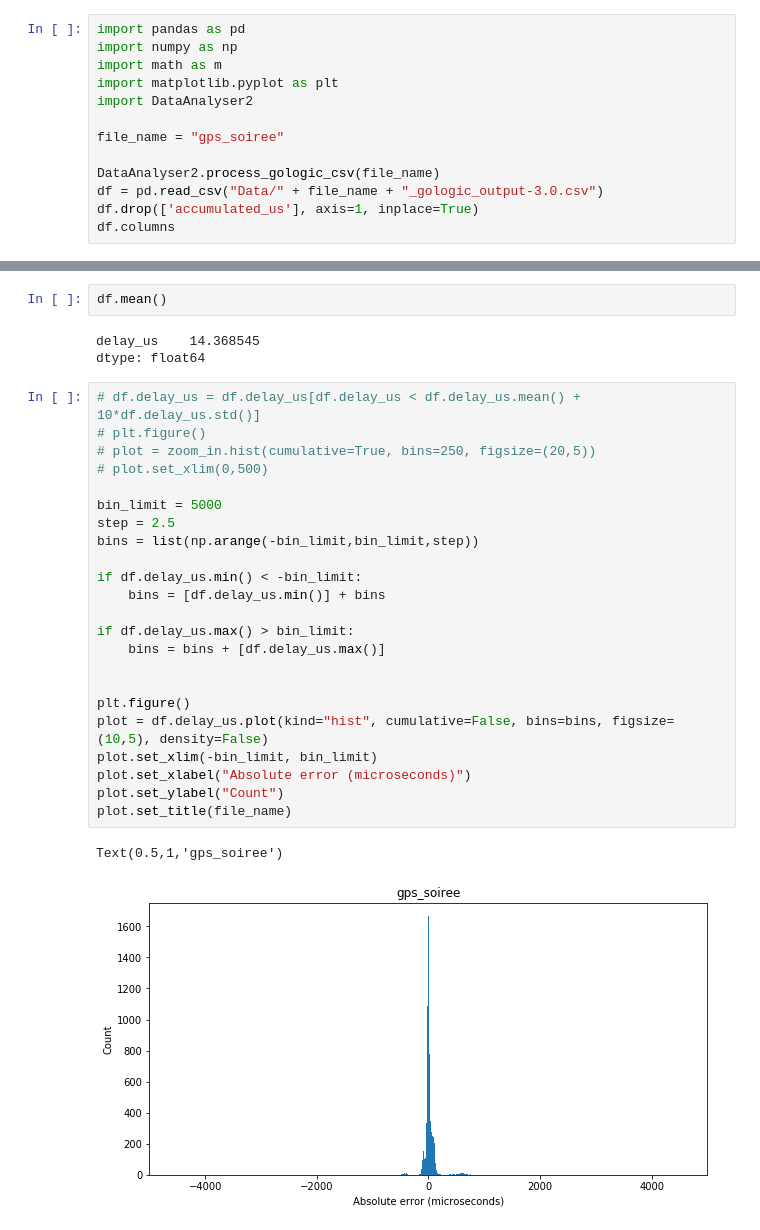
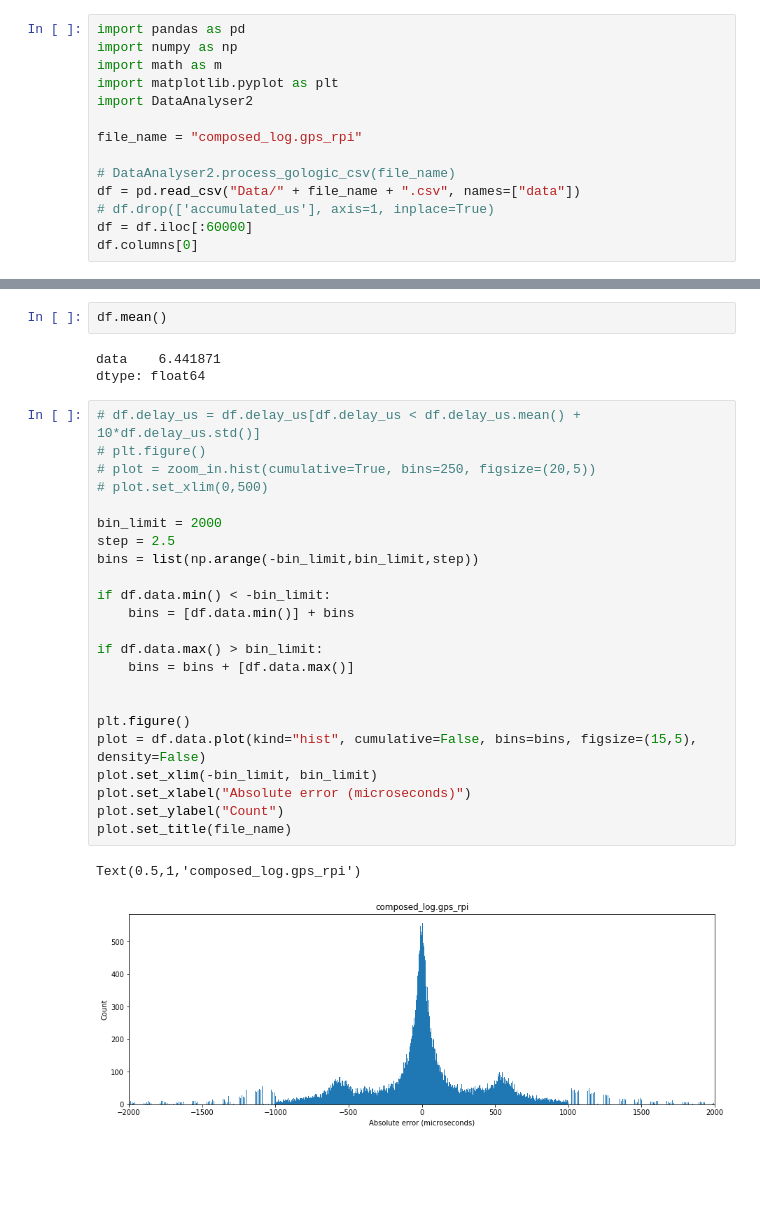
Before and after one commit to felipemoran/DataAnalyser, a Jupyter notebook: single_df_plot.ipynb, the cells around one changed output, grey strips where cells are left out. Saved outputs shown, nothing was run; the diff lists cells and outputs as text; blank space fills up the shorter version.

Commit message:
Analyser v3 done!

```diff
--- a/single_df_plot.ipynb
+++ b/single_df_plot.ipynb
@@ -18,10 +18,11 @@ import math as m
 import matplotlib.pyplot as plt
 import DataAnalyser2
 
-file_name = "gps_soiree"
+file_name = "composed_log.gps_rpi"
 
-DataAnalyser2.process_gologic_csv(file_name)
-df = pd.read_csv("Data/" + file_name + "_gologic_output-3.0.csv")
-df.drop(['accumulated_us'], axis=1, inplace=True)
-df.columns
+# DataAnalyser2.process_gologic_csv(file_name)
+df = pd.read_csv("Data/" + file_name + ".csv", names=["data"])
+# df.drop(['accumulated_us'], axis=1, inplace=True)
+df = df.iloc[:60000]
+df.columns[0]
 # %% [output]
@@ -75,32 +68,32 @@ dtype: float64
 # %%
 df.mean()
 # %% [output]
-delay_us    14.368545
+data    6.441871
 dtype: float64
 # %%
 # df.delay_us = df.delay_us[df.delay_us < df.delay_us.mean() + 10*df.delay_us.std()]
 # plt.figure()
 # plot = zoom_in.hist(cumulative=True, bins=250, figsize=(20,5))
 # plot.set_xlim(0,500)
 
-bin_limit = 5000
+bin_limit = 2000
 step = 2.5
 bins = list(np.arange(-bin_limit,bin_limit,step))
 
-if df.delay_us.min() < -bin_limit:
-    bins = [df.delay_us.min()] + bins
+if df.data.min() < -bin_limit:
+    bins = [df.data.min()] + bins
 
-if df.delay_us.max() > bin_limit:
-    bins = bins + [df.delay_us.max()]
+if df.data.max() > bin_limit:
+    bins = bins + [df.data.max()]
 
 
 plt.figure()
-plot = df.delay_us.plot(kind="hist", cumulative=False, bins=bins, figsize=(10,5), density=False)
+plot = df.data.plot(kind="hist", cumulative=False, bins=bins, figsize=(15,5), density=False)
 plot.set_xlim(-bin_limit, bin_limit)
 plot.set_xlabel("Absolute error (microseconds)")
 plot.set_ylabel("Count")
 plot.set_title(file_name)
 # %% [output]
-Text(0.5,1,'gps_soiree')
+Text(0.5,1,'composed_log.gps_rpi')
-[figure, old version]
+[figure, new version]
 # %%
```
Also changed, not shown: parts of 7 cells of this notebook, 4 other files.
